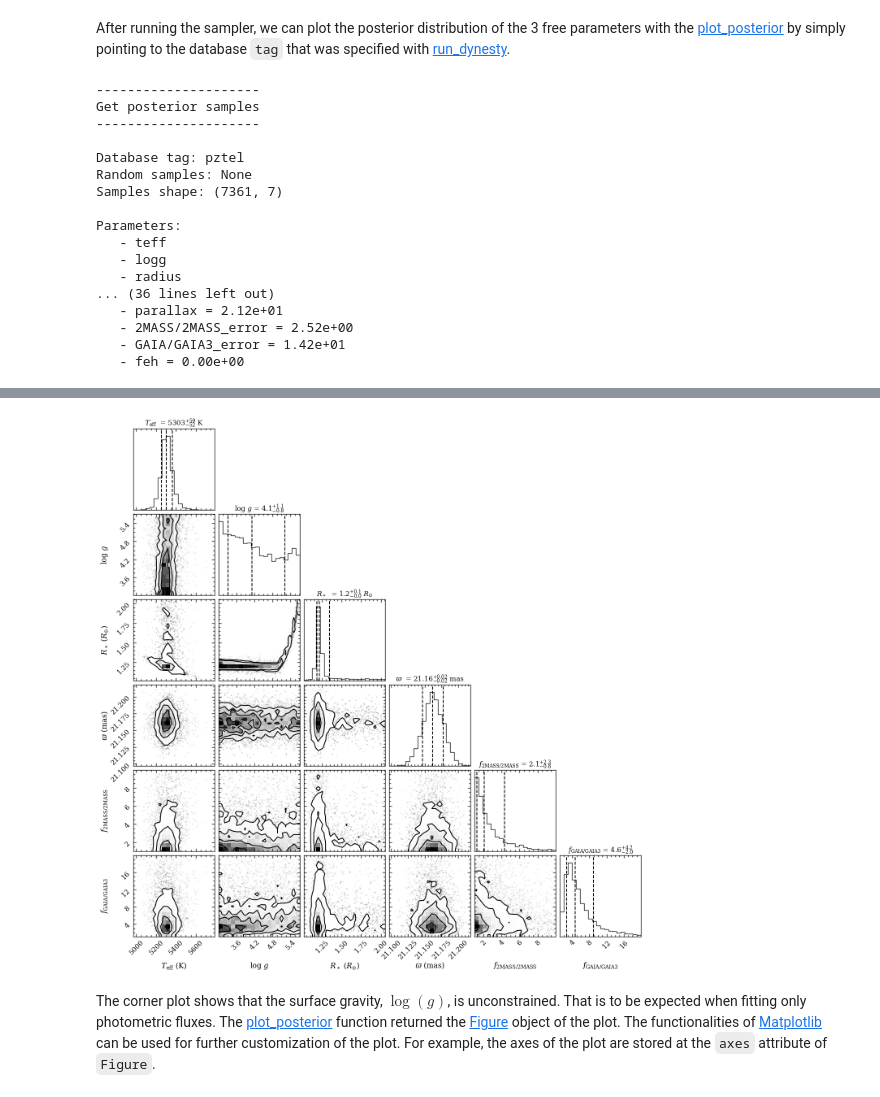
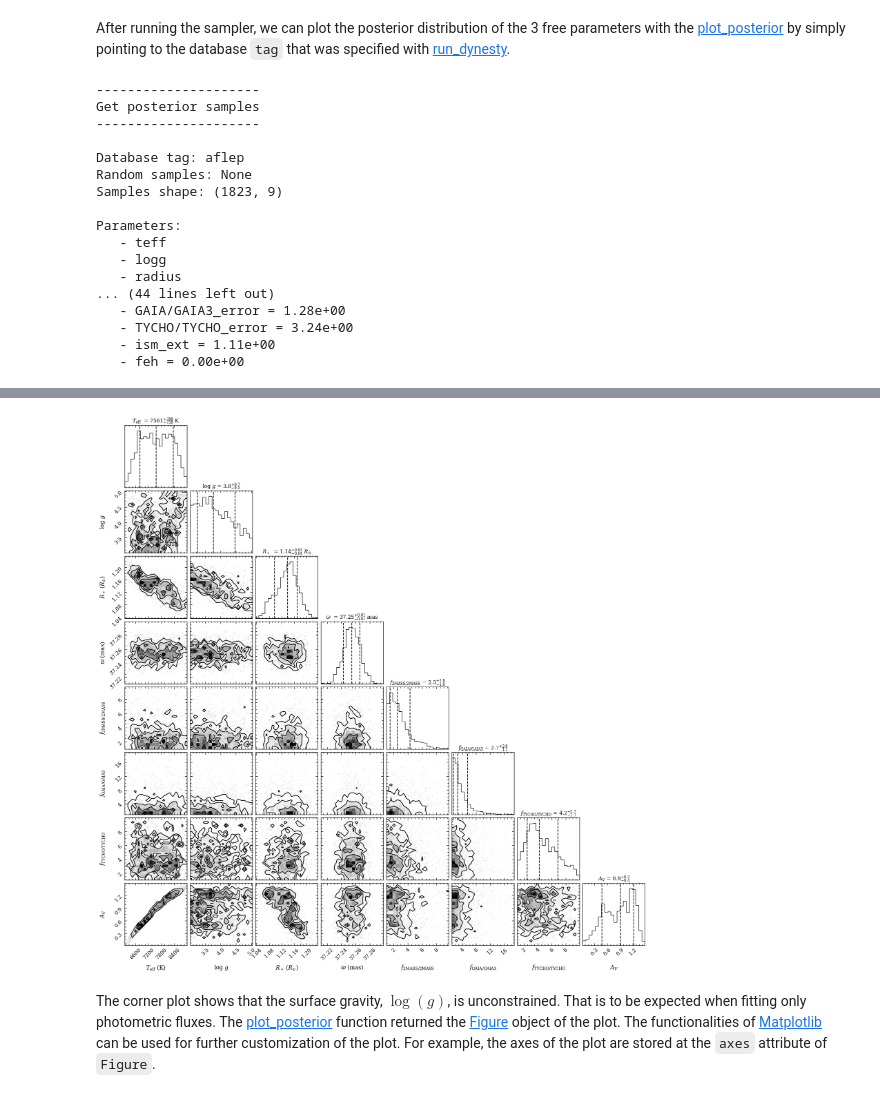
Before and after one commit to tomasstolker/species, a Jupyter notebook: docs/tutorials/flux_calibration.ipynb, the cells around one changed output, grey strips where cells are left out. Saved outputs shown, nothing was run; the diff lists cells and outputs as text; code cells hidden in the pictures.

```diff
--- a/docs/tutorials/flux_calibration.ipynb
+++ b/docs/tutorials/flux_calibration.ipynb
@@ -270,9 +234,9 @@ Sample with the maximum likelihood:
 # %% [markdown]
 After running the sampler, we can plot the posterior distribution of the 3 free parameters with the [plot_posterior](https://species.readthedocs.io/en/latest/species.plot.html#species.plot.plot_mcmc.plot_posterior) by simply pointing to the database `tag` that was specified with [run_dynesty](https://species.readthedocs.io/en/latest/species.fit.html#species.fit.fit_model.FitModel.run_dynesty).
 # %%
-fig = plot_posterior(tag='pztel',
+fig = plot_posterior(tag='aflep',
                      offset=(-0.3, -0.3),
-                     title_fmt=['.0f', '.1f', '.1f', '.2f', '.1f', '.1f'],
+                     title_fmt=['.0f', '.1f', '.2f', '.2f', '.1f', '.1f', '.1f', '.1f'],
                      object_type='star',
                      output=None)
 # %% [output]
@@ -280,16 +244,16 @@ fig = plot_posterior(tag='pztel',
 Get posterior samples
 ---------------------
 
-Database tag: pztel
+Database tag: aflep
 Random samples: None
-Samples shape: (7361, 7)
+Samples shape: (1823, 9)
 
 Parameters:
    - teff
    - logg
    - radius
-... (36 lines left out)
-   - parallax = 2.12e+01
-   - 2MASS/2MASS_error = 2.52e+00
-   - GAIA/GAIA3_error = 1.42e+01
+... (44 lines left out)
+   - GAIA/GAIA3_error = 1.28e+00
+   - TYCHO/TYCHO_error = 3.24e+00
+   - ism_ext = 1.11e+00
    - feh = 0.00e+00
@@ -297,4 +260,4 @@ WARNING:root:Too few points to create valid contours
-[figure, old version]
+[figure, new version]
 # %% [markdown]
 The corner plot shows that the surface gravity, $\log{(g)}$, is unconstrained. That is to be expected when fitting only photometric fluxes. The [plot_posterior](https://species.readthedocs.io/en/latest/species.plot.html#species.plot.plot_mcmc.plot_posterior) function returned the [Figure](https://matplotlib.org/stable/api/figure_api.html#matplotlib.figure.Figure) object of the plot. The functionalities of [Matplotlib](https://matplotlib.org/stable/index.html) can be used for further customization of the plot. For example, the axes of the plot are stored at the `axes` attribute of `Figure`.
 # %% [markdown]
```
Also changed, not shown: parts of 42 cells of this notebook, 1 other file.
